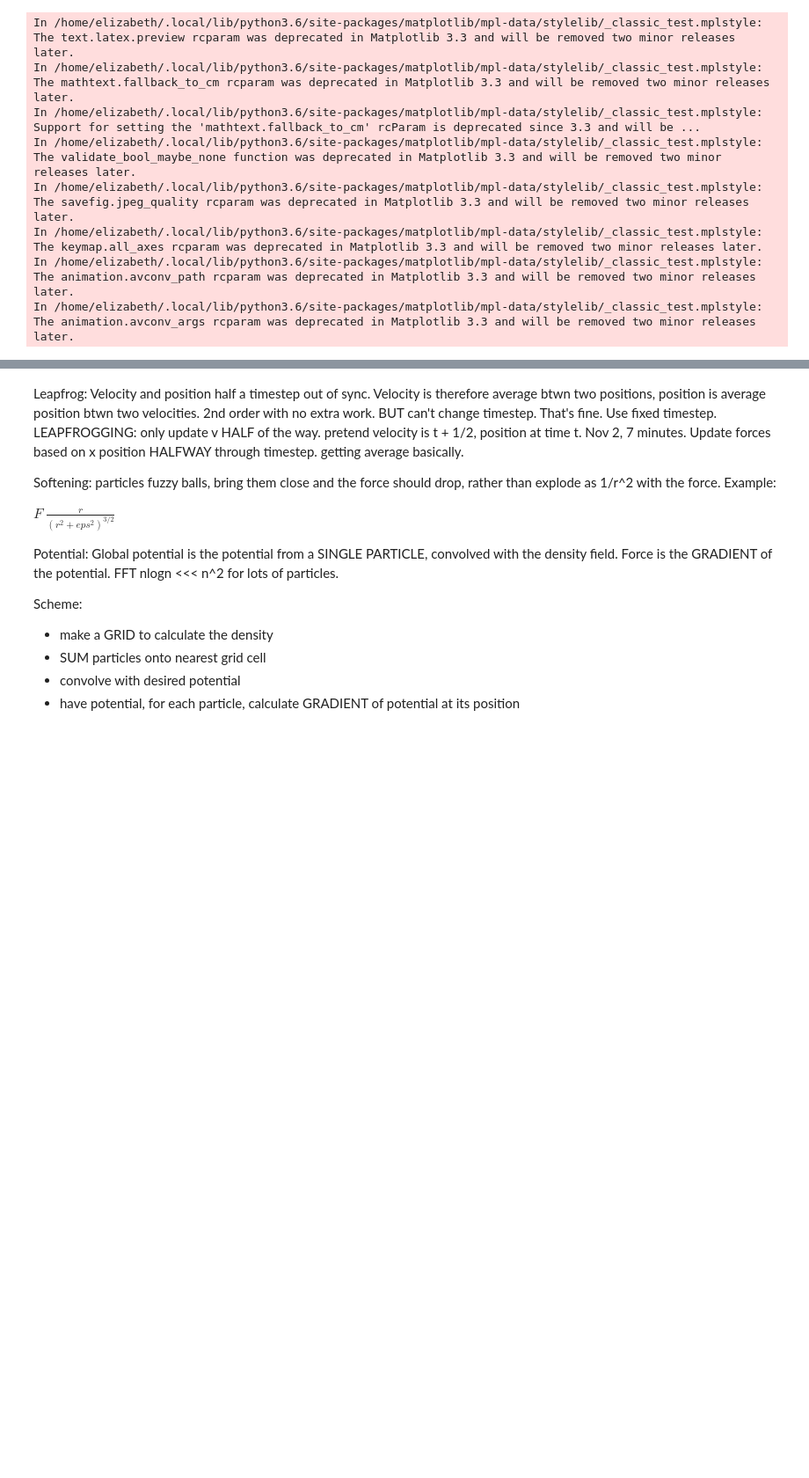
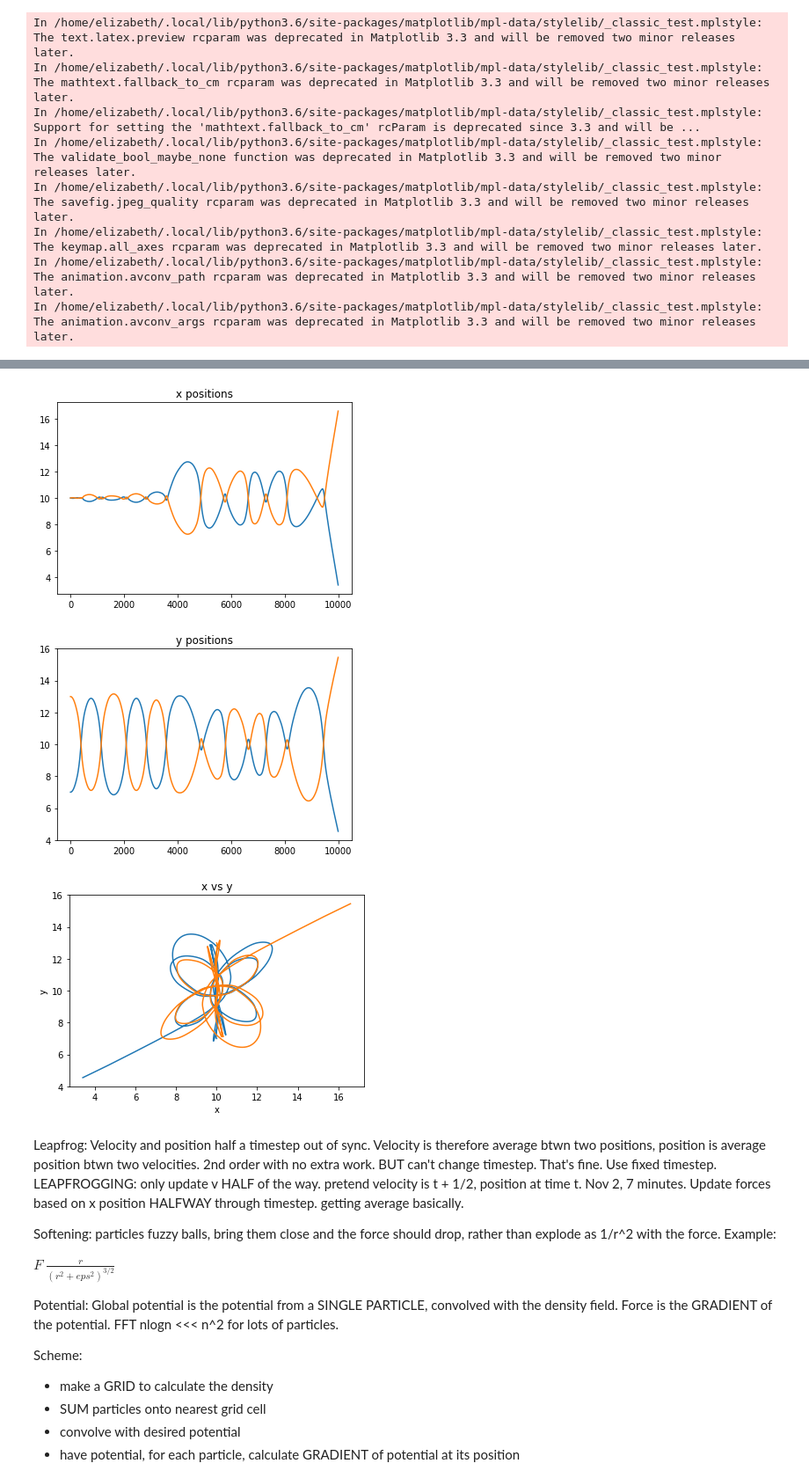
Before and after one commit to lizzord/phys512hw, a Jupyter notebook: final_project/nbody_run.ipynb, the cells around one changed output, grey strips where cells are left out. Shown at 88% size. Saved outputs shown, nothing was run; the diff lists cells and outputs as text; code cells hidden in the pictures; blank space fills up the shorter version.

```diff
--- a/final_project/nbody_run.ipynb
+++ b/final_project/nbody_run.ipynb
@@ -161,0 +92,19 @@ x [[2.10790761 0.63282686 3.4337156  0.22725784 1.45044947]
+# %%
+#Two particles moving in a circle. Pick initial conditions such that it's a circle. uhm.....
+#.... pick it so that the initial velocity is tangential to eachother.
+
+num_part = 2
+steps = 10**4
+spread = 20
+pos = np.array([[10, 10],[7, 13], [10, 10]])
+vel = np.array([[-0.005, 0.005], [0, 0], [0, 0]])
+nbody2 = NbodyClass(pos, vel, dt=0.1, sgrid=spread, periodic=True)
+
+data = np.zeros( (3, num_part, steps) )
+
+for ii in range(0, steps):
+    nbody2.take_step(DEBUG=False)
+    data[:, :, ii] = nbody2.x
+    if ii%10**3 == 0:
+        print('ii is ', ii)
+#     print(nbody2.x)
@@ -162,3 +122,27 @@ x [[2.10790761 0.63282686 3.4337156  0.22725784 1.45044947]
+# %%
+mpl.figure()
+mpl.plot(range(0, steps), data[0, 0, :])
+mpl.plot(range(0, steps), data[0, 1, :])
+mpl.title('x positions')
+mpl.show()
+
+mpl.figure()
+mpl.plot(range(0, steps), data[1, 0, :])
+mpl.plot(range(0, steps), data[1, 1, :])
+mpl.title('y positions')
+mpl.show()
+
+mpl.figure()
+mpl.plot(data[0, 0, :], data[1, 0, :])
+mpl.plot(data[0, 1, :], data[1, 1, :])
+mpl.title('x vs y')
+mpl.xlabel('x')
+mpl.ylabel('y')
+mpl.show()
+# %% [output]
+[figure, added]
+[figure, added]
+[figure, added]
 # %% [markdown]
 Leapfrog:
 Velocity and position half a timestep out of sync. Velocity is therefore average btwn two positions, position is average position btwn two velocities. 2nd order with no extra work.
```
Also changed, not shown: parts of 8 cells of this notebook, 1 other file.
